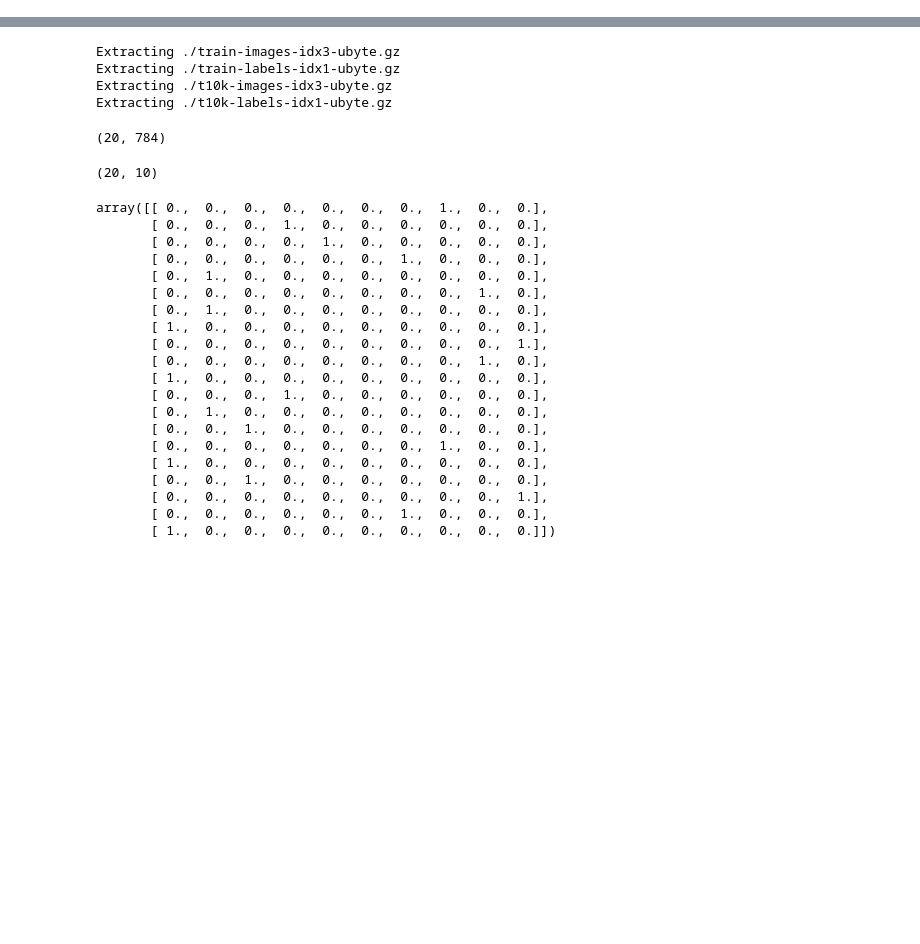
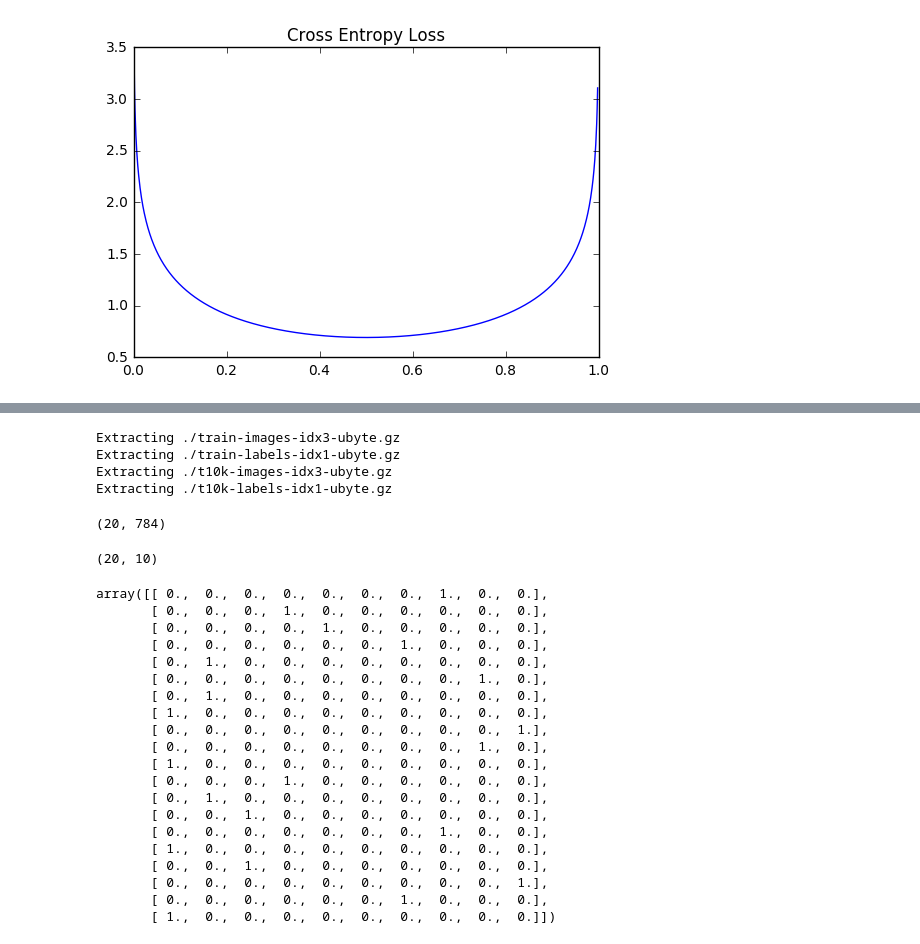
Before and after one commit to sachinruk/deepschool.io, a Jupyter notebook: lesson4-NeuralNets.ipynb, the cells around one changed output, grey strips where cells are left out. Cells and saved outputs as stored; diff of their text form; code cells hidden in the pictures; blank space fills up the shorter version.

```diff
--- a/lesson4-NeuralNets.ipynb
+++ b/lesson4-NeuralNets.ipynb
@@ -46,3 +46,19 @@ The next layer up composes the eye detectors and the nose detectors into faces.
 This is useful because **face detectors are easy to build out of eye detectors and nose detectors, but really hard to build out of pixel intensities.**
 
 So each layer gets you farther and farther from the raw pixels and closer to your ultimate goal (e.g. face detection or bus detection).
+# %%
+import numpy as np
+
+y = 0.5
+def loss(p,y):
+    l = -(y*np.log(p)+(1-y)*np.log(1-p))
+    return l
+
+p = np.arange(1e-3,0.999,1e-3)
+
+l = loss(p,y)
+plt.plot(p,l)
+plt.title('Cross Entropy Loss')
+plt.show()
+# %% [output]
+[figure, added]
```
Also changed, not shown: parts of 9 cells of this notebook, 1 other file.
